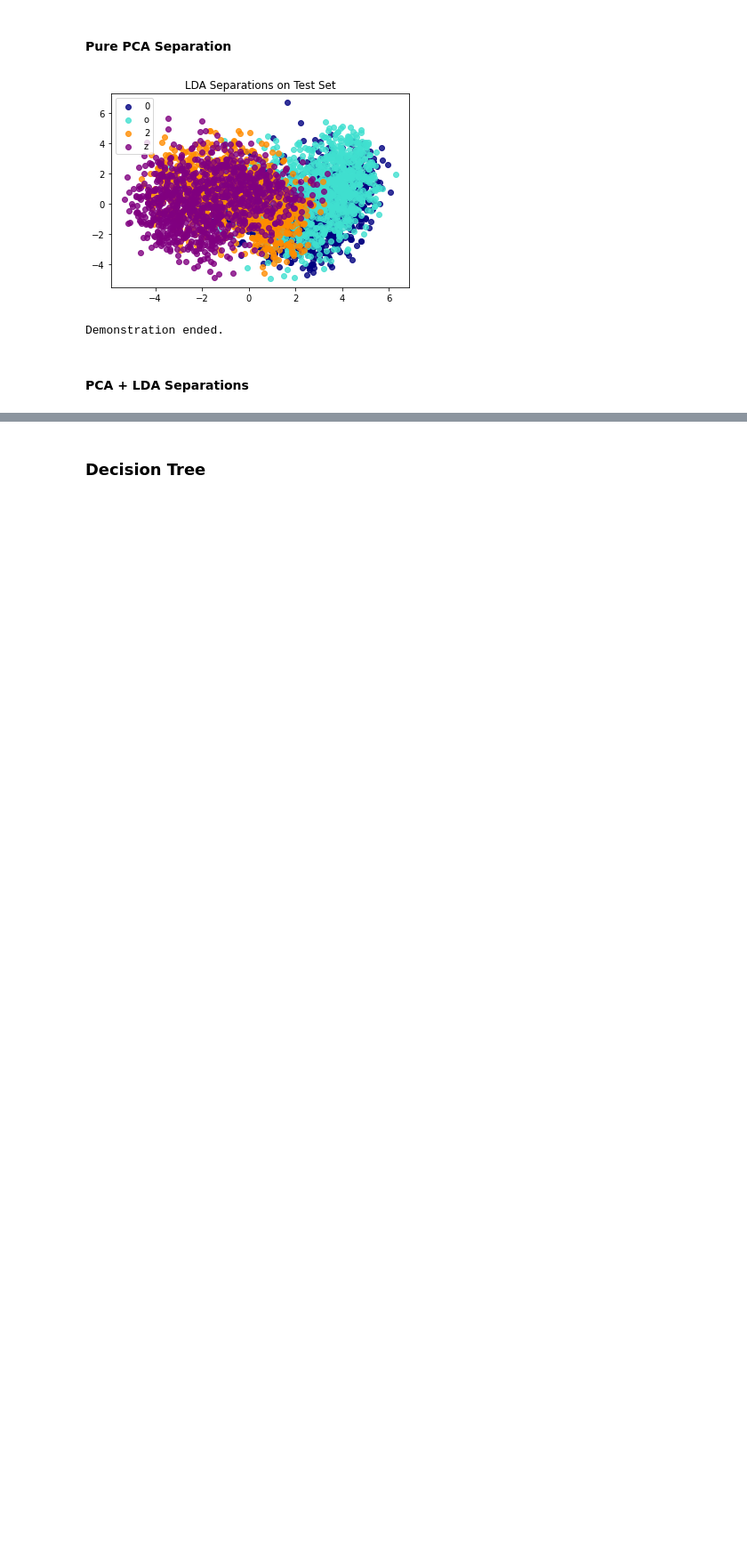
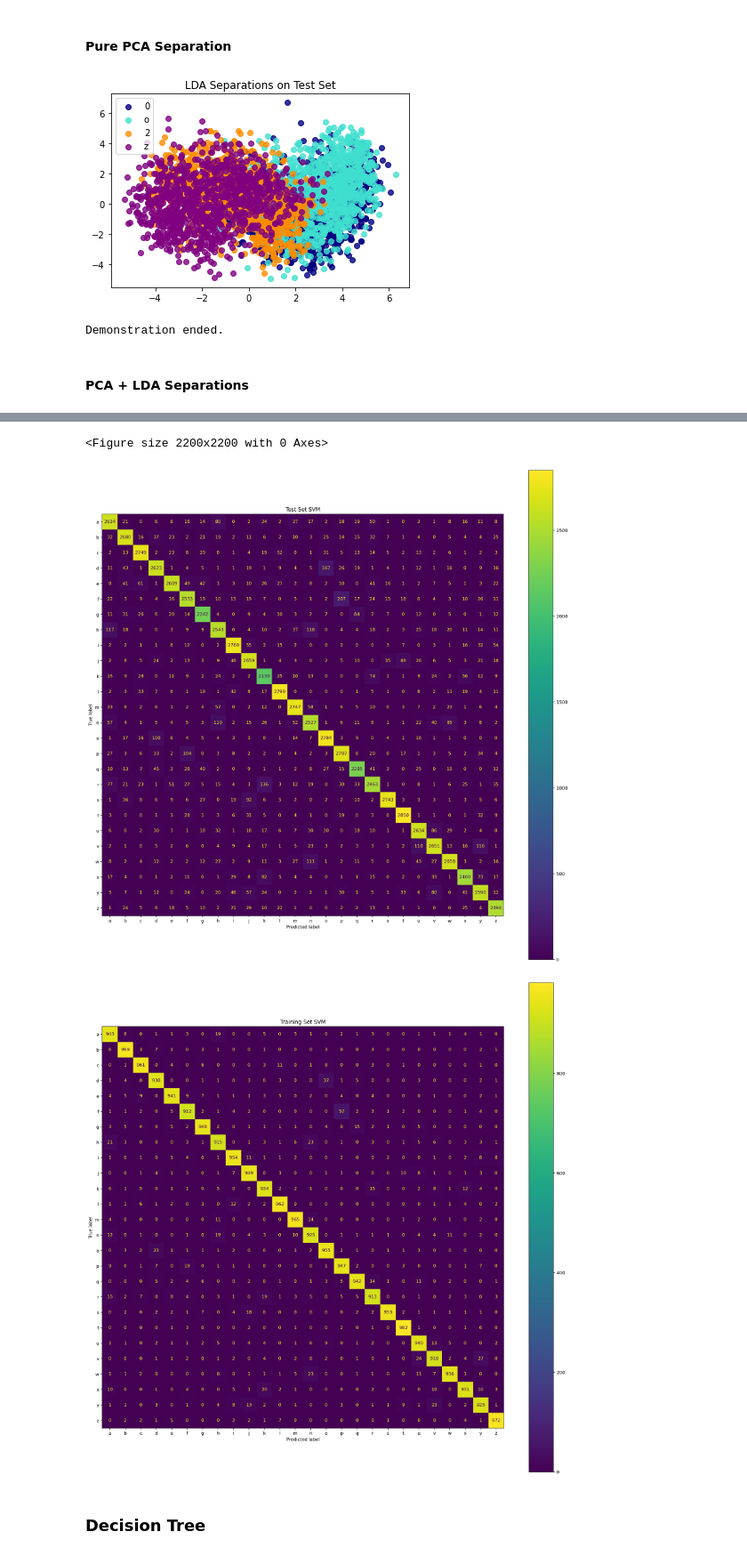
Before and after one commit to iluvjava/AMATH582-FINAL-PROJECT-2021, a Jupyter notebook: scratchpaper-works/Scratpaper.ipynb, the cells around one changed output, grey strips where cells are left out. Shown at 89% size. Drawn from its saved outputs; the diff is of its cells as text; code cells hidden in the pictures; blank space fills up the shorter version.

```diff
--- a/scratchpaper-works/Scratpaper.ipynb
+++ b/scratchpaper-works/Scratpaper.ipynb
@@ -95,0 +93,15 @@ Represent using PCA modes and then on LDA basis...
+# %%
+DisplayLabels = "abcdefghijklmnopqrstuvwxyz"
+classes = [SymbolsToLabels(II) for II in DisplayLabels]
+Model = make_pipeline(StandardScaler(), SVC(gamma="auto"))  # Making the SVC Model.
+
+TrainX, TrainY = SplitbyClasses(classes=classes, classSize=1000)
+TestX, TestY = SplitbyClasses(classes=classes, classSize=3000)
+
+DimRe = LDADimReduce(X=TrainX, y=TrainY)  # Use Train set to create LDA embeddings.
+TrainEmbeddings = DimRe.getEmbeddings()  # Get Embeddings from the set trained LDA
+TestEmbeddings = DimRe.getEmbeddings(TestX) # Get the embeddings from the test set.
+
+Model.fit(TrainEmbeddings, TrainY); print(f"Modeling Has been fitted: ")
+print(Model)
+# %% [output]
@@ -95,0 +111,3 @@ Represent using PCA modes and then on LDA basis...
+<Figure size 2200x2200 with 0 Axes>
+[figure, added]
+[figure, added]
```
Also changed, not shown: parts of 7 cells of this notebook, 4 other files.
